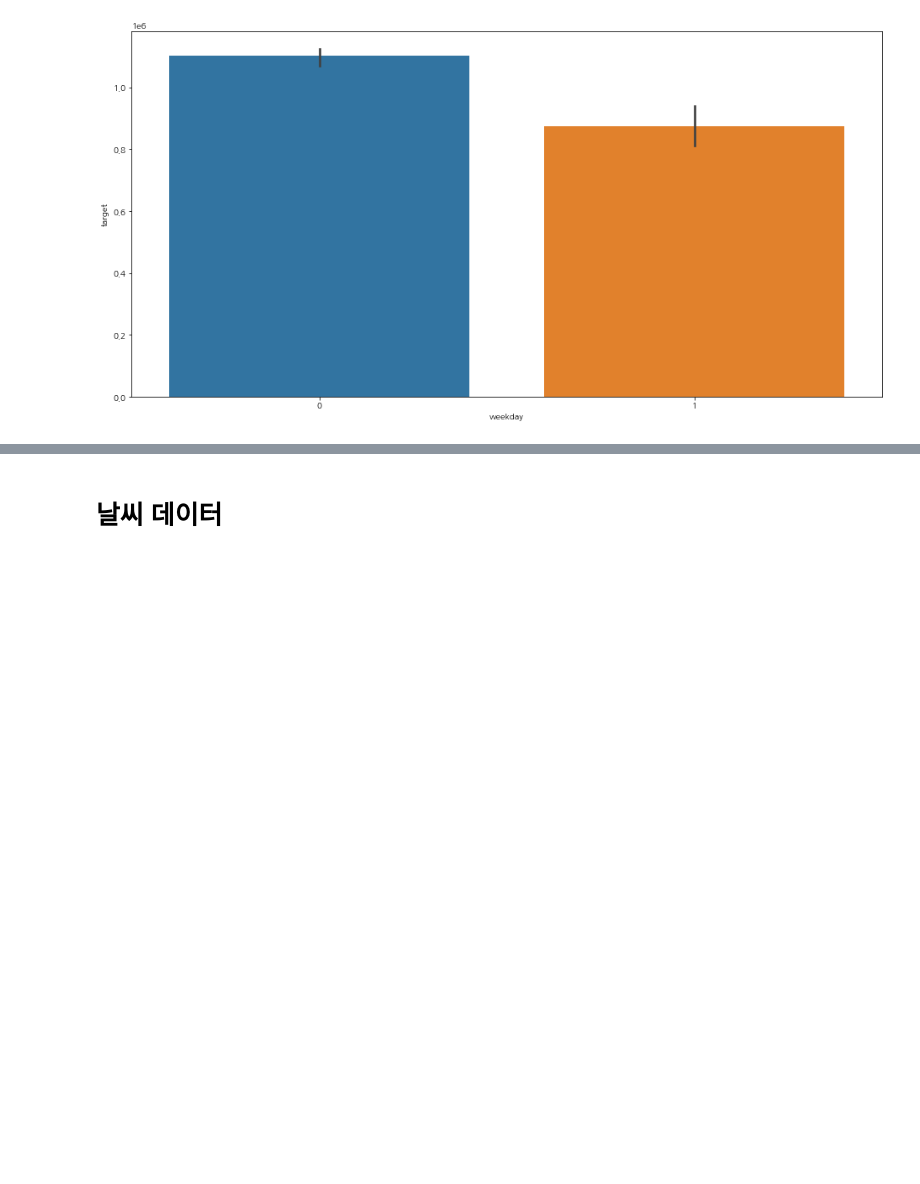
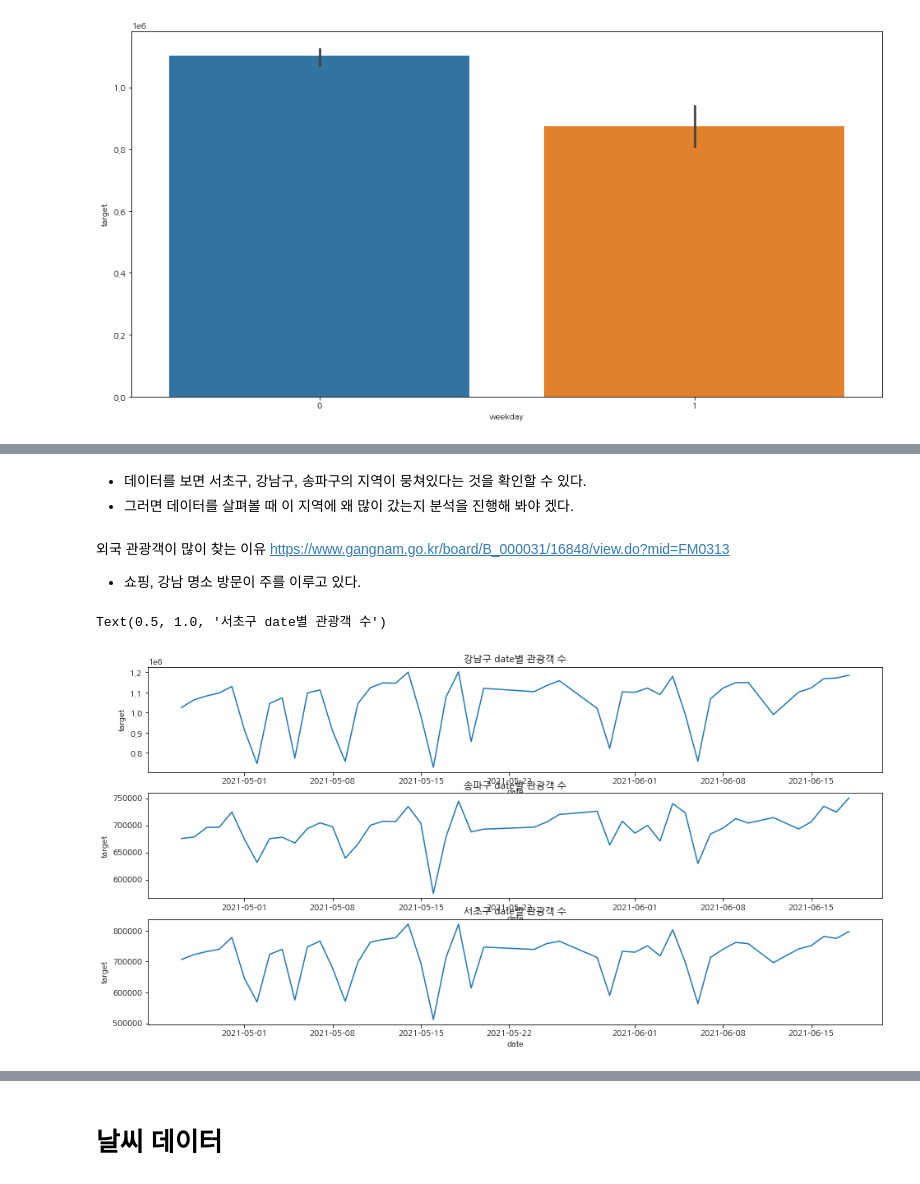
Before and after one commit to qkrwjdduf159/-, a Jupyter notebook: 팀프로젝트/0426_0624.ipynb, the cells around one changed output, grey strips where cells are left out. Saved outputs shown, nothing was run; the diff lists cells and outputs as text; code cells hidden in the pictures; blank space fills up the shorter version.

```diff
--- a/팀프로젝트/0426_0624.ipynb
+++ b/팀프로젝트/0426_0624.ipynb
@@ -40,10 +40,11 @@ import warnings
 warnings.filterwarnings('ignore')
 plt.rcParams['font.family'] = 'NanumGothic'
 
-data = pd.read_csv('/content/drive/MyDrive/sd솔데스크/팀 프로젝트/Proj_WT/DataSets/한국관광공사_관광빅데이터/서울자치구_방문자수집계_0426_0618.csv')
+data = pd.read_csv('/content/drive/MyDrive/sd솔데스크/팀 프로젝트/Proj_WT/DataSets/한국관광공사_관광빅데이터/서울자치구_방문자수집계_0426_0627.csv')
 data.head()
 
 data = data.rename(columns = {'baseYmd':'date_time', 'daywkDivCd':'dayofyear','daywkDivNm':'weekday','signguCode':'구별코드','signguNm':'구'})
+data = data[data['date_time'] <= 20210618]
 # %%
 # 우리가 원하는 데이터인 현지인과 외지인이 어디로 갔는지 분석해 보자.
 train_현지인 = data[data['touDivNm'] == '현지인(a)']
@@ -188,0 +191,19 @@ sns.barplot(data =train[train['구'] == '강남구'], x = 'weekday', y = 'target
+# %% [markdown]
+- 데이터를 보면 서초구, 강남구, 송파구의 지역이 뭉쳐있다는 것을 확인할 수 있다.
+- 그러면 데이터를 살펴볼 때 이 지역에 왜 많이 갔는지 분석을 진행해 봐야 겠다.
+# %% [markdown]
+외국 관광객이 많이 찾는 이유
+https://www.gangnam.go.kr/board/B_000031/16848/view.do?mid=FM0313
+- 쇼핑, 강남 명소 방문이 주를 이루고 있다.
+# %%
+# 가장 가까이 많은 관광객이 오는 강남구, 송파구, 서초구의 데이터를 시간의 흐름에 따라 그래프를 그린다.
+fig, ax = plt.subplots(nrows = 3, figsize =(16,8))
+sns.lineplot(data = train[train['구'] == '강남구'], x = 'date', y = 'target', ax = ax[0])
+sns.lineplot(data = train[train['구'] == '송파구'], x = 'date', y = 'target', ax =ax[1])
+sns.lineplot(data = train[train['구'] == '서초구'], x = 'date', y = 'target', ax = ax[2])
+ax[0].set_title('강남구 date별 관광객 수')
+ax[1].set_title('송파구 date별 관광객 수')
+ax[2].set_title('서초구 date별 관광객 수')
+# %% [output]
+Text(0.5, 1.0, '서초구 date별 관광객 수')
+[figure, added]
```
Also changed, not shown: parts of 26 cells of this notebook.
